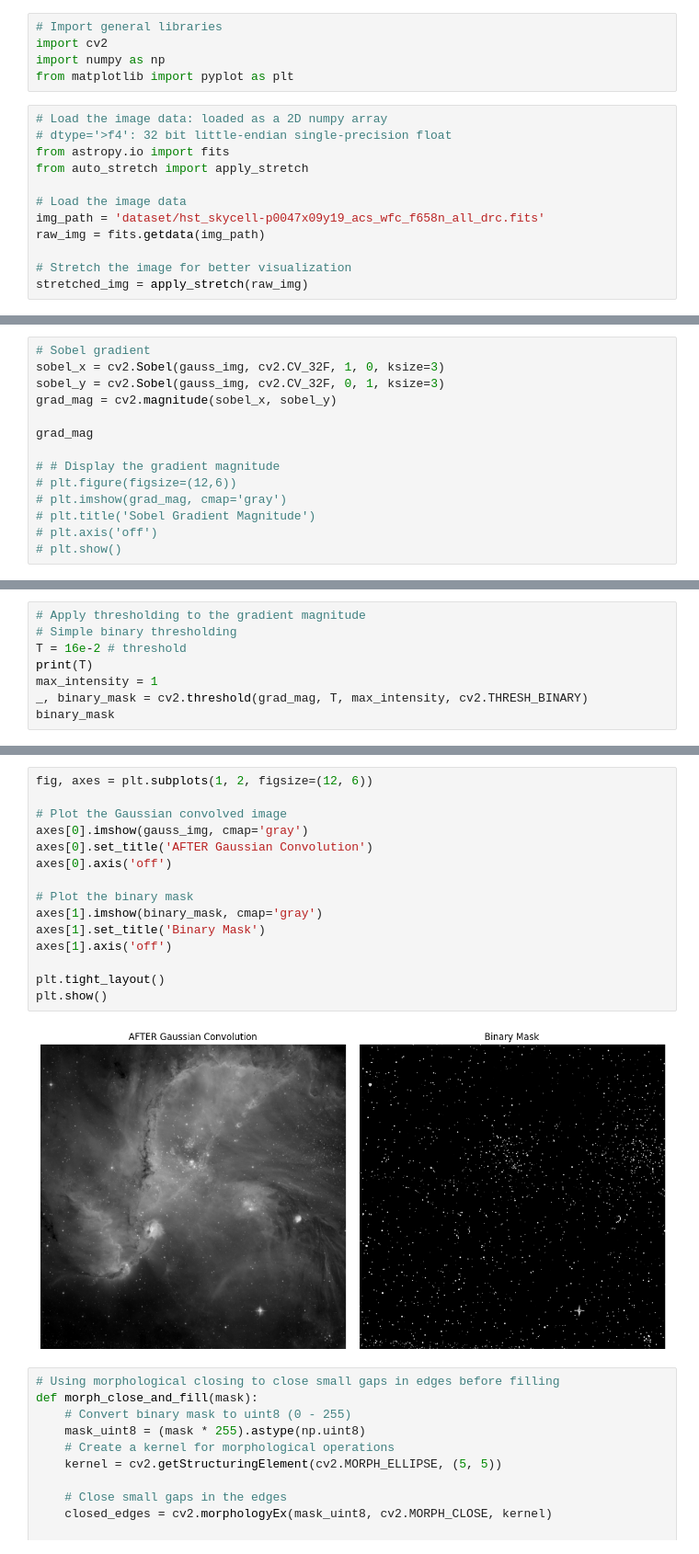
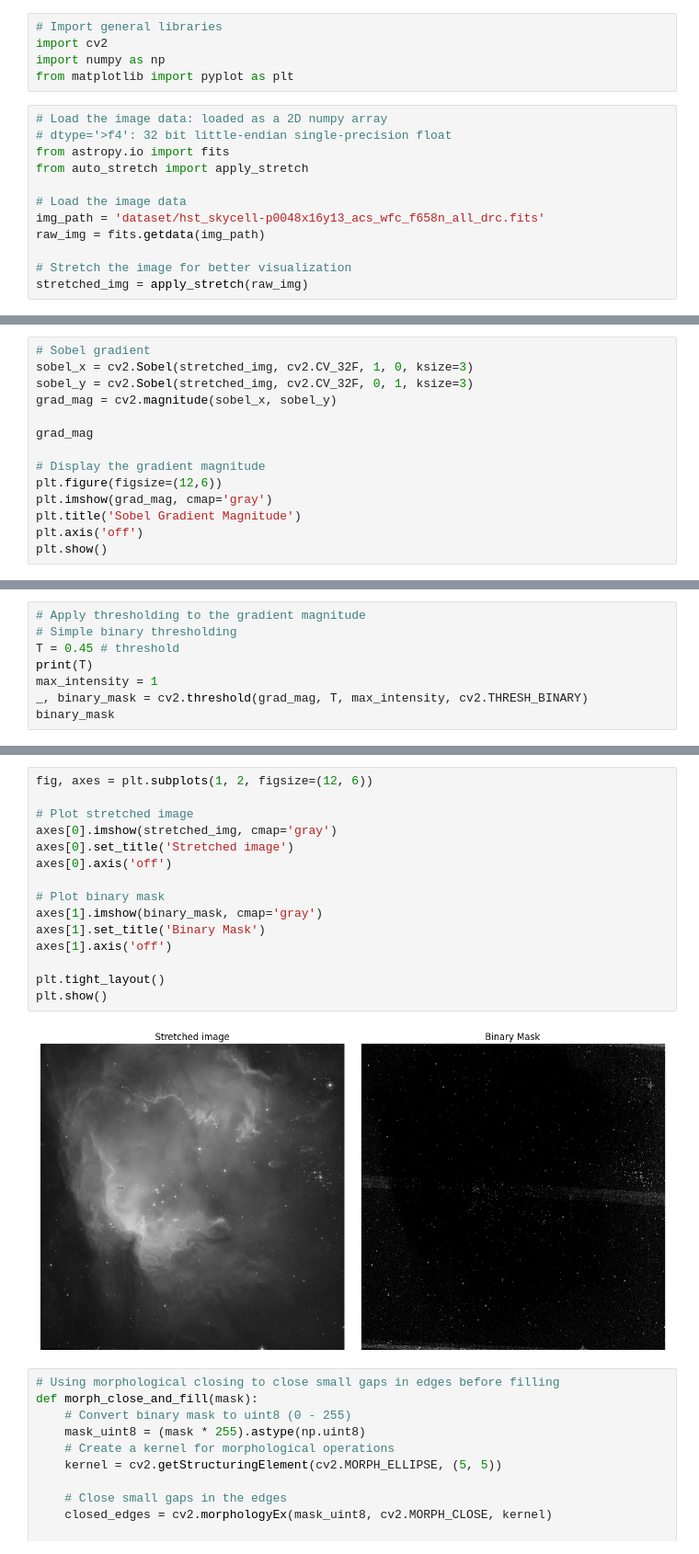
Before and after one commit to lorenzoturiano/cv-final-project, a Jupyter notebook: main_v2.ipynb, the cells around one changed output, grey strips where cells are left out. Shown: that part at 92% size. Saved outputs shown, nothing was run; the diff lists cells and outputs as text.

```diff
--- a/main_v2.ipynb
+++ b/main_v2.ipynb
@@ -10,7 +10,7 @@ from astropy.io import fits
 from auto_stretch import apply_stretch
 
 # Load the image data
-img_path = 'dataset/hst_skycell-p0047x09y19_acs_wfc_f658n_all_drc.fits'
+img_path = 'dataset/hst_skycell-p0048x16y13_acs_wfc_f658n_all_drc.fits'
 raw_img = fits.getdata(img_path)
 
 # Stretch the image for better visualization
@@ -74,15 +67,15 @@ plt.show()
 # %%
 # Sobel gradient
-sobel_x = cv2.Sobel(gauss_img, cv2.CV_32F, 1, 0, ksize=3)
-sobel_y = cv2.Sobel(gauss_img, cv2.CV_32F, 0, 1, ksize=3)
+sobel_x = cv2.Sobel(stretched_img, cv2.CV_32F, 1, 0, ksize=3)
+sobel_y = cv2.Sobel(stretched_img, cv2.CV_32F, 0, 1, ksize=3)
 grad_mag = cv2.magnitude(sobel_x, sobel_y)
 
 grad_mag
 
-# # Display the gradient magnitude
-# plt.figure(figsize=(12,6))
-# plt.imshow(grad_mag, cmap='gray')
-# plt.title('Sobel Gradient Magnitude')
-# plt.axis('off')
-# plt.show()
+# Display the gradient magnitude
+plt.figure(figsize=(12,6))
+plt.imshow(grad_mag, cmap='gray')
+plt.title('Sobel Gradient Magnitude')
+plt.axis('off')
+plt.show()
 # %% [output]
@@ -102,7 +83,7 @@ array([[0.0000000e+00, 3.3183694e-03, 6.2715560e-03, ..., 6.2422812e-05,
 # %%
 # Apply thresholding to the gradient magnitude
 # Simple binary thresholding
-T = 16e-2 # threshold
+T = 0.45 # threshold
 print(T)
 max_intensity = 1
 _, binary_mask = cv2.threshold(grad_mag, T, max_intensity, cv2.THRESH_BINARY)
@@ -119,20 +100,20 @@ array([[0., 0., 0., ..., 0., 0., 0.],
 # %%
 fig, axes = plt.subplots(1, 2, figsize=(12, 6))
 
-# Plot the Gaussian convolved image
-axes[0].imshow(gauss_img, cmap='gray')
-axes[0].set_title('AFTER Gaussian Convolution')
+# Plot stretched image
+axes[0].imshow(stretched_img, cmap='gray')
+axes[0].set_title('Stretched image')
 axes[0].axis('off')
 
-# Plot the binary mask
+# Plot binary mask
 axes[1].imshow(binary_mask, cmap='gray')
 axes[1].set_title('Binary Mask')
 axes[1].axis('off')
 
 plt.tight_layout()
 plt.show()
 # %% [output]
-[figure, old version]
+[figure, new version]
 # %%
 # Using morphological closing to close small gaps in edges before filling
 def morph_close_and_fill(mask):
```
Also changed, not shown: parts of 18 cells of this notebook.
